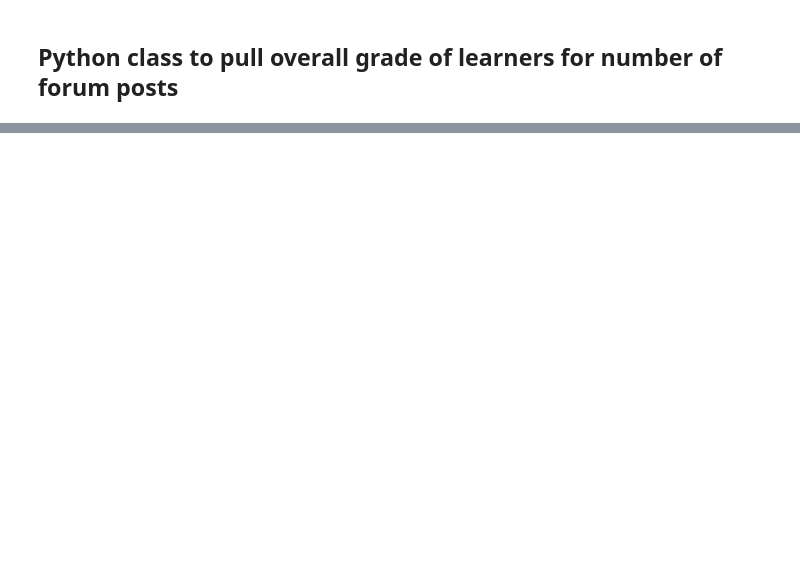
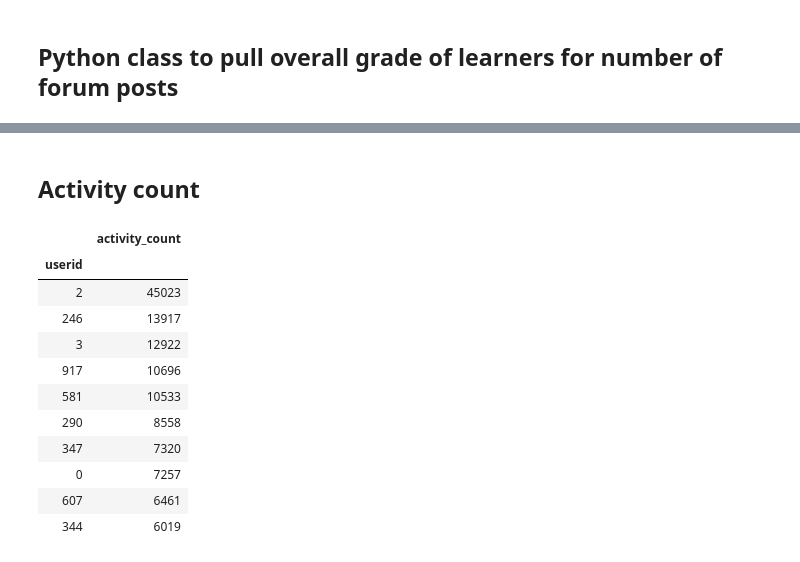
Before and after one commit to BrianOdhiambo/Education-Data-Log-Analysis, a Jupyter notebook: notebooks/Postgress_connect.ipynb, the cells around one changed output, grey strips where cells are left out. Saved outputs shown, nothing was run; the diff lists cells and outputs as text; code cells hidden in the pictures; blank space fills up the shorter version.

```diff
--- a/notebooks/Postgress_connect.ipynb
+++ b/notebooks/Postgress_connect.ipynb
@@ -626,0 +408,21 @@ The number of forum posts is: 131
+# %% [markdown]
+## Activity count
+# %%
+activity_log = log_df[['userid', 'action']]
+activity_log_by_user = activity_log.groupby('userid').count().sort_values('action', ascending=False)
+# %%
+activity_log_by_user.columns = ['activity_count']
+top_x(activity_log_by_user, 1)
+# %% [output]
+|  | activity_count |
+| userid |  |
+| 2 | 45023 |
+| 246 | 13917 |
+| 3 | 12922 |
+| 917 | 10696 |
+| 581 | 10533 |
+| 290 | 8558 |
+| 347 | 7320 |
+| 0 | 7257 |
+| 607 | 6461 |
+| 344 | 6019 |
```
Also changed, not shown: parts of 62 cells of this notebook.
